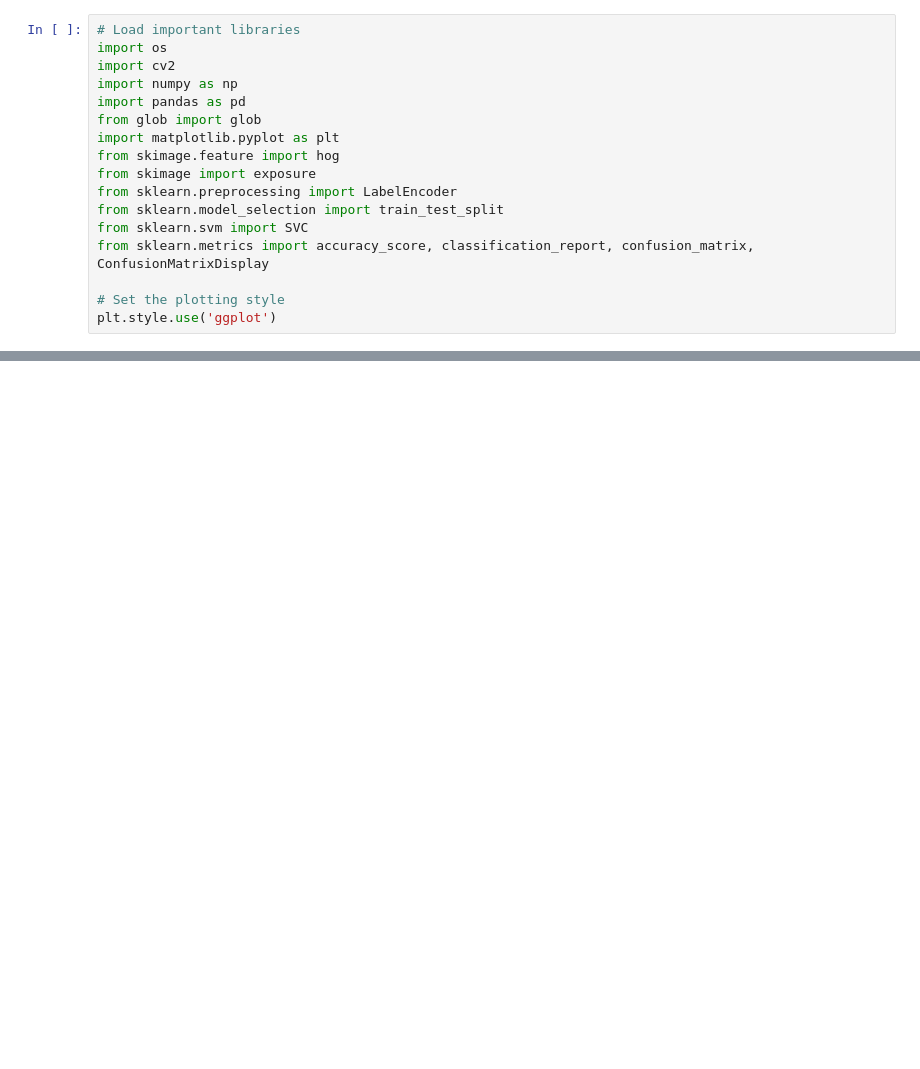
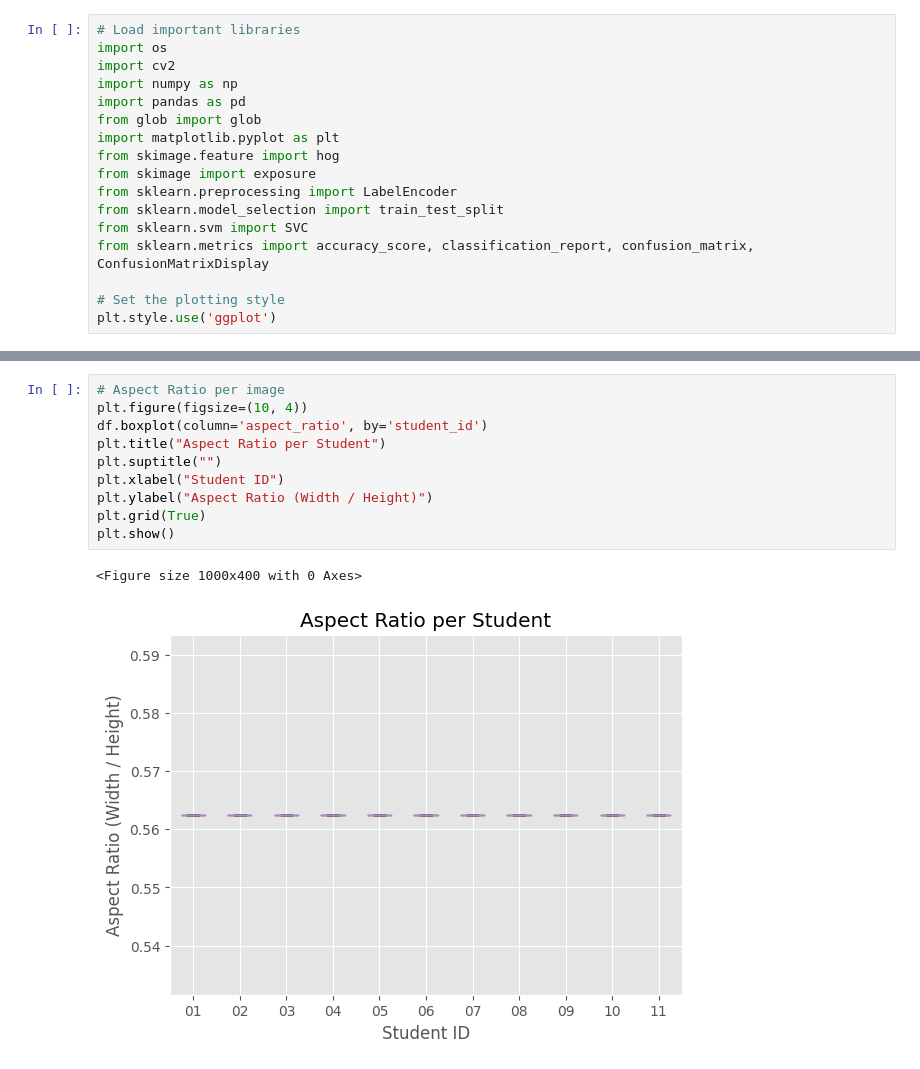
Before and after one commit to Duanaz20/face-recognition, a Jupyter notebook: code_checkpoint2.ipynb, the cells around one changed output, grey strips where cells are left out. Drawn from its saved outputs; the diff is of its cells as text; blank space fills up the shorter version.

```diff
--- a/code_checkpoint2.ipynb
+++ b/code_checkpoint2.ipynb
@@ -95,0 +168,13 @@ plt.show()
+# %%
+# Aspect Ratio per image
+plt.figure(figsize=(10, 4))
+df.boxplot(column='aspect_ratio', by='student_id')
+plt.title("Aspect Ratio per Student")
+plt.suptitle("")
+plt.xlabel("Student ID")
+plt.ylabel("Aspect Ratio (Width / Height)")
+plt.grid(True)
+plt.show()
+# %% [output]
+<Figure size 1000x400 with 0 Axes>
+[figure, added]
```
Also changed, not shown: parts of 27 cells of this notebook.
